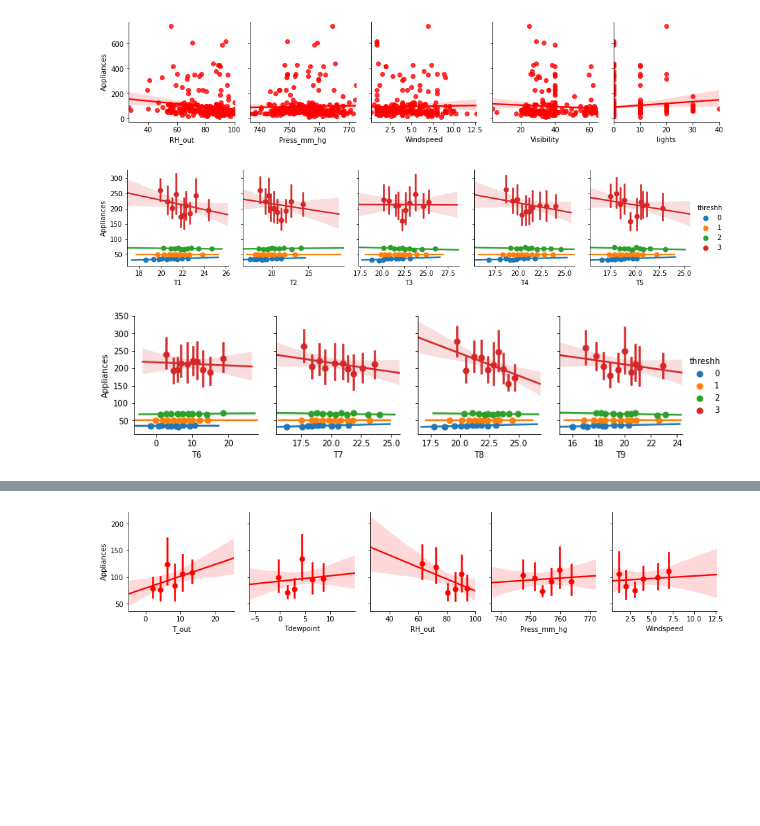
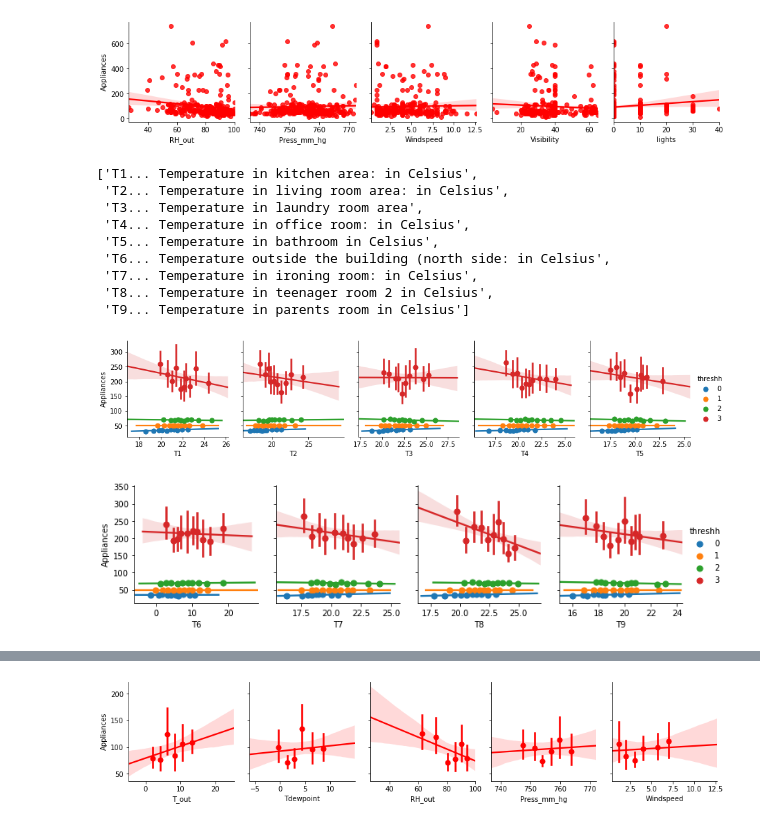
Before and after one commit to GenosW/ml-exercises, a Jupyter notebook: exercise1/energy.ipynb, the cells around one changed output, grey strips where cells are left out. Drawn from its saved outputs; the diff is of its cells as text; code cells hidden in the pictures; blank space fills up the shorter version.

```diff
--- a/exercise1/energy.ipynb
+++ b/exercise1/energy.ipynb
@@ -233,7 +232,9 @@ col_dict = {
     'Tdewpoint': '(from Chievres weather station) °C',
     'rv1': 'Random variable 1: nondimensional',
     'rv2': 'Random variable 2: nondimensional',
-    "threshh": 'gives quartill of Appliance energy usage (0...<25%, 1...<50%, 2...<75%, 3...>75%)'
+    "threshh": 'gives quartill of Appliance energy usage (0...<25%, 1...<50%, 2...<75%, 3...>75%)',
+    "daytime": 'time of the day (extracted from date), as integer: (0...morning, 1...midday, 2...afternoon, 3...night)',
+    "daytime_str": 'same as daytime but with strings instead of integers',
 }
 
 # Divide amongst type of columns --> usefull for visualizations later
@@ -243,7 +244,10 @@ col_temp = ['T'+str(i) for i in range(1,10)]
 col_hum = ['RH_'+str(i) for i in range(1,10)]
 col_weather = ["T_out", "Tdewpoint","RH_out","Press_mm_hg","Windspeed","Visibility"]
 col_randoms = ["rv1", "rv2"]
-col_vars = col_temp + col_hum + col_weather + [col_light] + ["threshh"]
+col_threshh = "threshh"
+col_datetime = ["date", "daytime", "daytime_str"]
+col_visual = [col_threshh] + col_datetime
+col_vars = col_temp + col_hum + col_weather + [col_light]
 # %%
 def display_all(df):
     with pd.option_context("display.max_rows", 1000):
@@ -334,6 +339,30 @@ def app_threshs(df_row):
     else:
         threshh = 3
     return threshh
+
+def daytime(row):
+    hour = row["date"].hour
+    if 6 <= hour < 12:
+        daytime = 0 # morning
+    elif 12 <= hour < 15:
+        daytime = 1 # midday
+    elif 15 <= hour < 20:
+        daytime = 2 # afternoon
+    else:
+        daytime = 3 # night
+    return daytime
+
+def daytime_str(row):
+    hour = row["date"].hour
+    if 6 <= hour < 12:
+        daytime = "morning"
+    elif 12 <= hour < 15:
+        daytime = "'midday'"
+    elif 15 <= hour < 20:
+        daytime = "afternoon"
+    else:
+        daytime = "night"
+    return daytime
 # %%
 train['threshh'] = train.apply(lambda row: app_threshs(row), axis=1)
 train.tail()
@@ -357,3 +386,8 @@ See the caveats in the documentation: https://pandas.pydata.org/pandas-docs/stab
 | 17356 | 2016-05-11 05:40:00 | 70 | 0 | 24.60 | 47.530000 | 22.764286 | 49.764286 | 26.70 | 43.300000 | 24.890000 | ... | ... |
 | 17547 | 2016-05-12 13:30:00 | 50 | 0 | 25.39 | 47.230000 | 26.200000 | 43.134000 | 26.20 | 43.590000 | 25.600000 | ... | ... |
 5 rows × 30 columns
+# %%
+train['daytime'] = train.apply(lambda row: daytime(row), axis=1)
+display(train.tail())
+test['daytime'] = test.apply(lambda row: daytime(row), axis=1)
+test.tail()
@@ -359,0 +419,5 @@ See the caveats in the documentation: https://pandas.pydata.org/pandas-docs/stab
+# %%
+train['daytime_str'] = train.apply(lambda row: daytime_str(row), axis=1)
+display(train.tail())
+test['daytime_str'] = test.apply(lambda row: daytime_str(row), axis=1)
+test.tail()
@@ -383,11 +492,21 @@ for i in range(5):
 # %%
 # Indoor temperatures
 for i in range(2):
     g = sns.PairGrid(train[:10*day],
                  x_vars=col_temp[i*5:(i+1)*5],
                  y_vars=[col_target], hue="threshh")
     g = g.map(sns.regplot, x_bins=10)
     g.add_legend()
+display([f"{T}... {col_dict[T]}" for T in col_temp])
 # %% [output]
+['T1... Temperature in kitchen area: in Celsius',
+ 'T2... Temperature in living room area: in Celsius',
+ 'T3... Temperature in laundry room area',
+ 'T4... Temperature in office room: in Celsius',
+ 'T5... Temperature in bathroom in Celsius',
+ 'T6... Temperature outside the building (north side: in Celsius',
+ 'T7... Temperature in ironing room: in Celsius',
+ 'T8... Temperature in teenager room 2 in Celsius',
+ 'T9... Temperature in parents room in Celsius']
-[figure, old version]
+[figure, new version]
 [figure]
```
Also changed, not shown: parts of 79 cells of this notebook.
